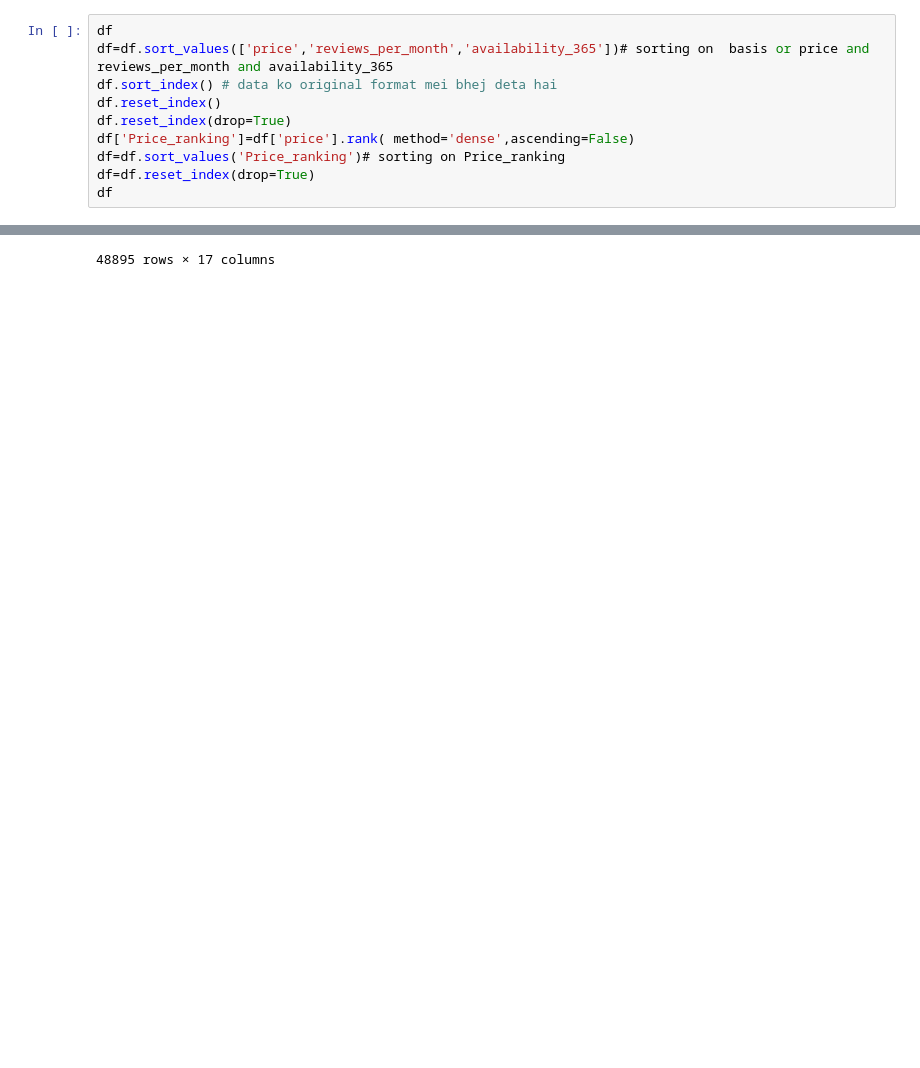
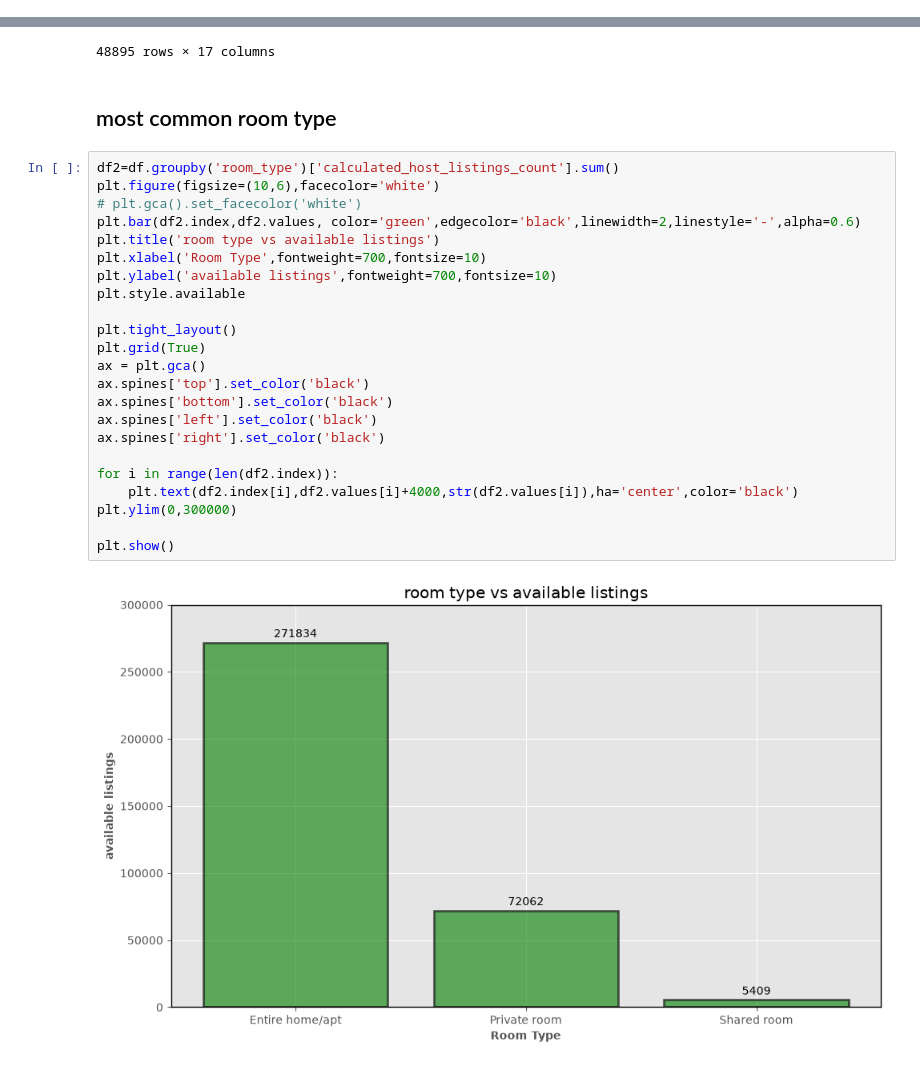
Before and after one commit to pawan-sharma-dev/First-EDA-project, a Jupyter notebook: nyc-airbnb-eda.ipynb, the cells around one changed output, grey strips where cells are left out. Saved outputs shown, nothing was run; the diff lists cells and outputs as text; blank space fills up the shorter version.

```diff
--- a/nyc-airbnb-eda.ipynb
+++ b/nyc-airbnb-eda.ipynb
@@ -151,13 +151,3 @@ df
 | 48893 | 36485609 | 43rd st. time square-cozy single bed | 30985759 | Taz | MANHATTAN | Hell's Kitchen | 40.75751 | -73.99112 | ... |
 | 48894 | 36487245 | Trendy duplex in the very heart o... | 68119814 | Christophe | MANHATTAN | Hell's Kitchen | 40.76404 | -73.98933 | ... |
 48895 rows × 16 columns
-# %%
-df
-df=df.sort_values(['price','reviews_per_month','availability_365'])# sorting on  basis or price and reviews_per_month and availability_365
-df.sort_index() # data ko original format mei bhej deta hai
-df.reset_index()
-df.reset_index(drop=True)
-df['Price_ranking']=df['price'].rank( method='dense',ascending=False)
-df=df.sort_values('Price_ranking')# sorting on Price_ranking
-df=df.reset_index(drop=True)
-df
@@ -250,3 +226,30 @@ df
 | 48893 | 18750597 | Huge brooklyn brownstone living, ... | 8993084 | Kimberly | BROOKLYN | Bedford-Stuyvesant | 40.69023 | -73.95428 | ... |
 | 48894 | 20333471 | ★hostel style room | ideal travel... | 131697576 | Anisha | BRONX | East Morrisania | 40.83296 | -73.88668 | ... |
 48895 rows × 17 columns
+# %% [markdown]
+## most common room type
+# %%
+df2=df.groupby('room_type')['calculated_host_listings_count'].sum()
+plt.figure(figsize=(10,6),facecolor='white')
+# plt.gca().set_facecolor('white')
+plt.bar(df2.index,df2.values, color='green',edgecolor='black',linewidth=2,linestyle='-',alpha=0.6)
+plt.title('room type vs available listings')
+plt.xlabel('Room Type',fontweight=700,fontsize=10)
+plt.ylabel('available listings',fontweight=700,fontsize=10)
+plt.style.available
+
+plt.tight_layout()
+plt.grid(True)
+ax = plt.gca()
+ax.spines['top'].set_color('black')
+ax.spines['bottom'].set_color('black')
+ax.spines['left'].set_color('black')
+ax.spines['right'].set_color('black')
+
+for i in range(len(df2.index)):
+    plt.text(df2.index[i],df2.values[i]+4000,str(df2.values[i]),ha='center',color='black')
+plt.ylim(0,300000)
+
+plt.show()
+# %% [output]
+[figure, added]
```
Also changed, not shown: parts of 5 cells of this notebook.
